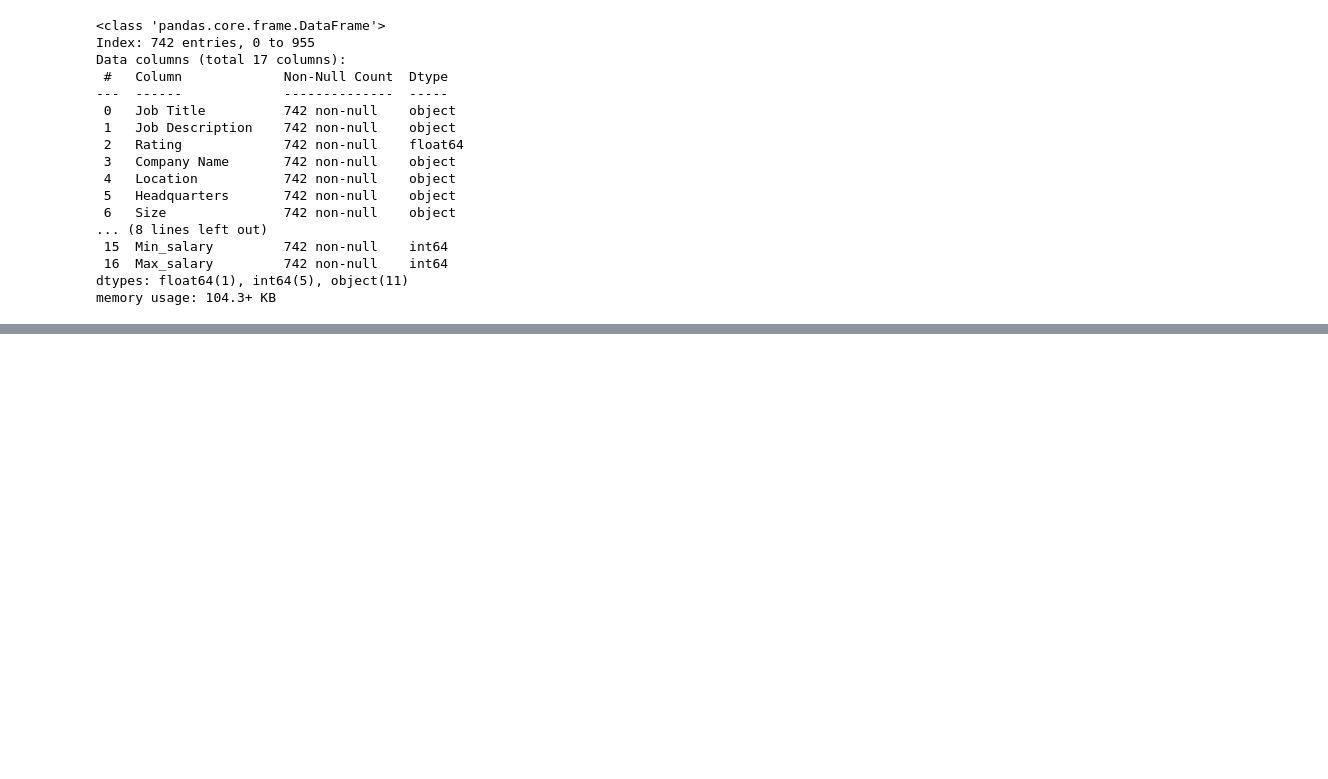
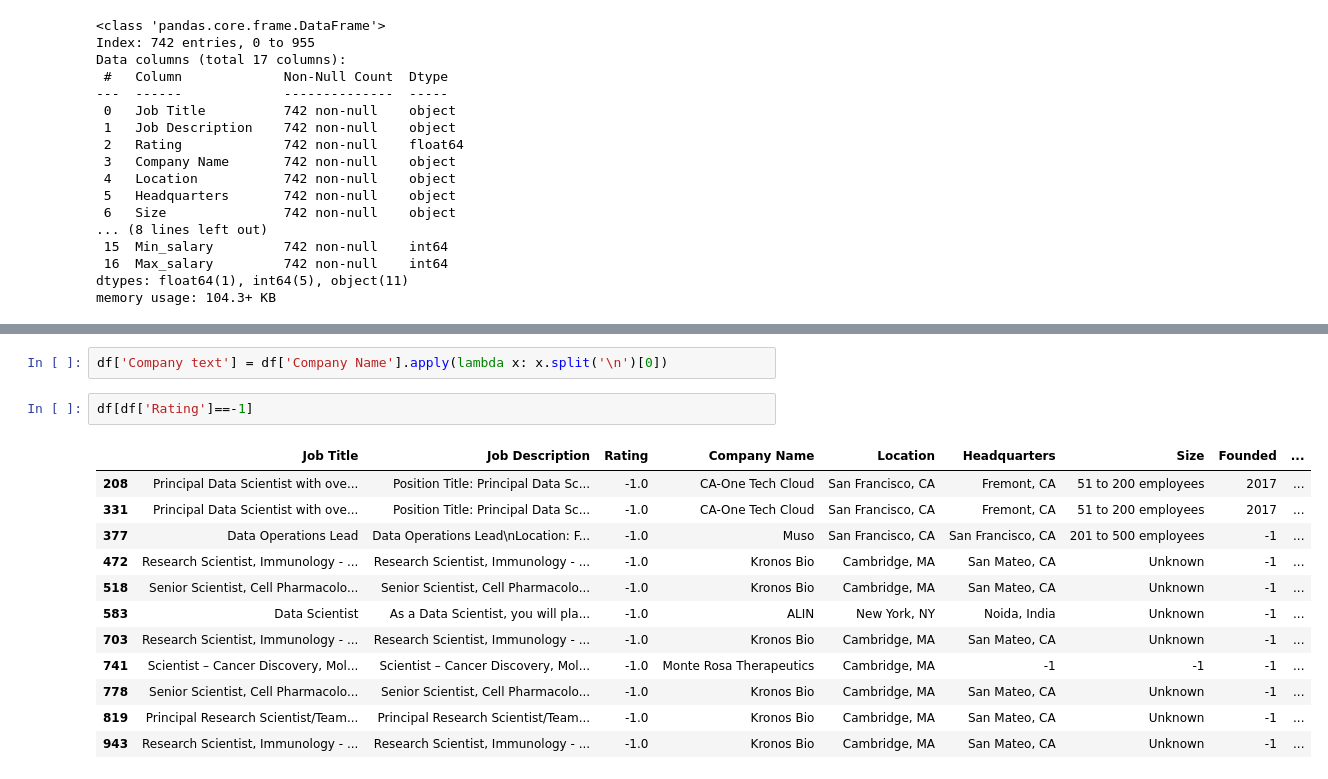
Before and after one commit to VighneshSankpal/ds_salary_proj, a Jupyter notebook: data_cleaning.ipynb, the cells around one changed output, grey strips where cells are left out. Cells and saved outputs as stored; diff of their text form; blank space fills up the shorter version.

```diff
--- a/data_cleaning.ipynb
+++ b/data_cleaning.ipynb
@@ -156,0 +166,17 @@ memory usage: 104.3+ KB
+# %%
+df['Company text'] = df['Company Name'].apply(lambda x: x.split('\n')[0])
+# %%
+df[df['Rating']==-1]
+# %% [output]
+|  | Job Title | Job Description | Rating | Company Name | Location | Headquarters | Size | Founded | ... |
+| 208 | Principal Data Scientist with ove... | Position Title: Principal Data Sc... | -1.0 | CA-One Tech Cloud | San Francisco, CA | Fremont, CA | 51 to 200 employees | 2017 | ... |
+| 331 | Principal Data Scientist with ove... | Position Title: Principal Data Sc... | -1.0 | CA-One Tech Cloud | San Francisco, CA | Fremont, CA | 51 to 200 employees | 2017 | ... |
+| 377 | Data Operations Lead | Data Operations Lead\nLocation: F... | -1.0 | Muso | San Francisco, CA | San Francisco, CA | 201 to 500 employees | -1 | ... |
+| 472 | Research Scientist, Immunology - ... | Research Scientist, Immunology - ... | -1.0 | Kronos Bio | Cambridge, MA | San Mateo, CA | Unknown | -1 | ... |
+| 518 | Senior Scientist, Cell Pharmacolo... | Senior Scientist, Cell Pharmacolo... | -1.0 | Kronos Bio | Cambridge, MA | San Mateo, CA | Unknown | -1 | ... |
+| 583 | Data Scientist | As a Data Scientist, you will pla... | -1.0 | ALIN | New York, NY | Noida, India | Unknown | -1 | ... |
+| 703 | Research Scientist, Immunology - ... | Research Scientist, Immunology - ... | -1.0 | Kronos Bio | Cambridge, MA | San Mateo, CA | Unknown | -1 | ... |
+| 741 | Scientist – Cancer Discovery, Mol... | Scientist – Cancer Discovery, Mol... | -1.0 | Monte Rosa Therapeutics | Cambridge, MA | -1 | -1 | -1 | ... |
+| 778 | Senior Scientist, Cell Pharmacolo... | Senior Scientist, Cell Pharmacolo... | -1.0 | Kronos Bio | Cambridge, MA | San Mateo, CA | Unknown | -1 | ... |
+| 819 | Principal Research Scientist/Team... | Principal Research Scientist/Team... | -1.0 | Kronos Bio | Cambridge, MA | San Mateo, CA | Unknown | -1 | ... |
+| 943 | Research Scientist, Immunology - ... | Research Scientist, Immunology - ... | -1.0 | Kronos Bio | Cambridge, MA | San Mateo, CA | Unknown | -1 | ... |
```
Also changed, not shown: parts of 9 cells of this notebook.
